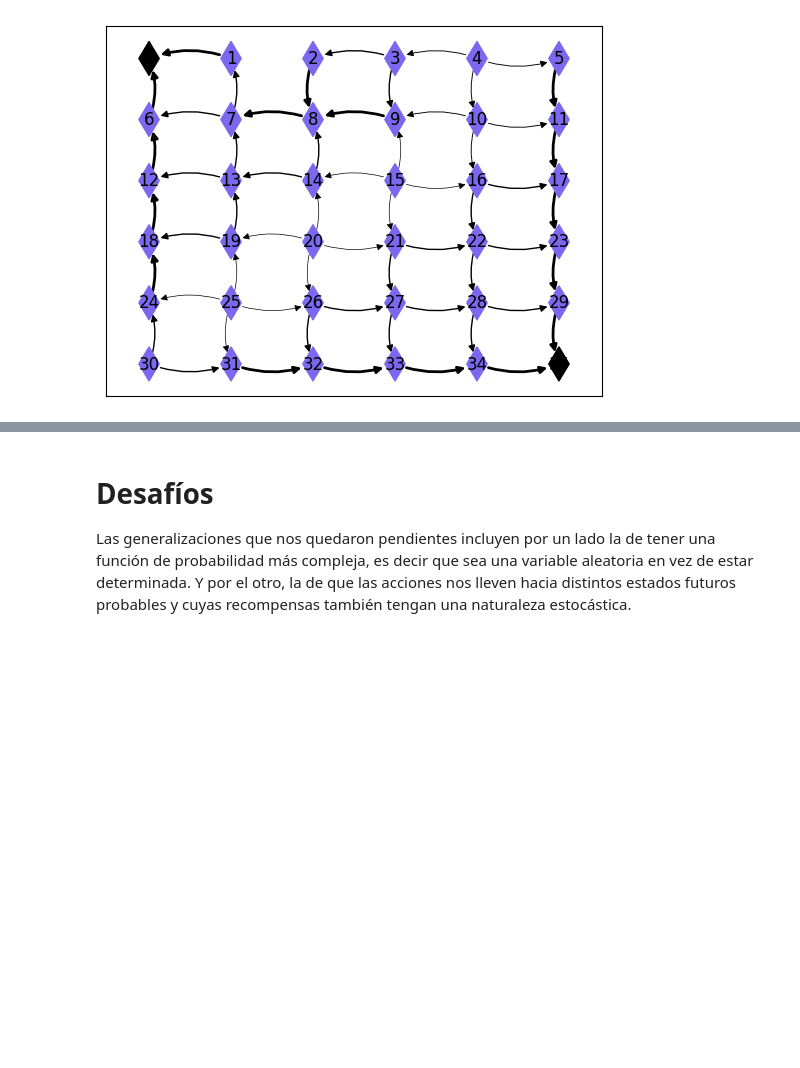
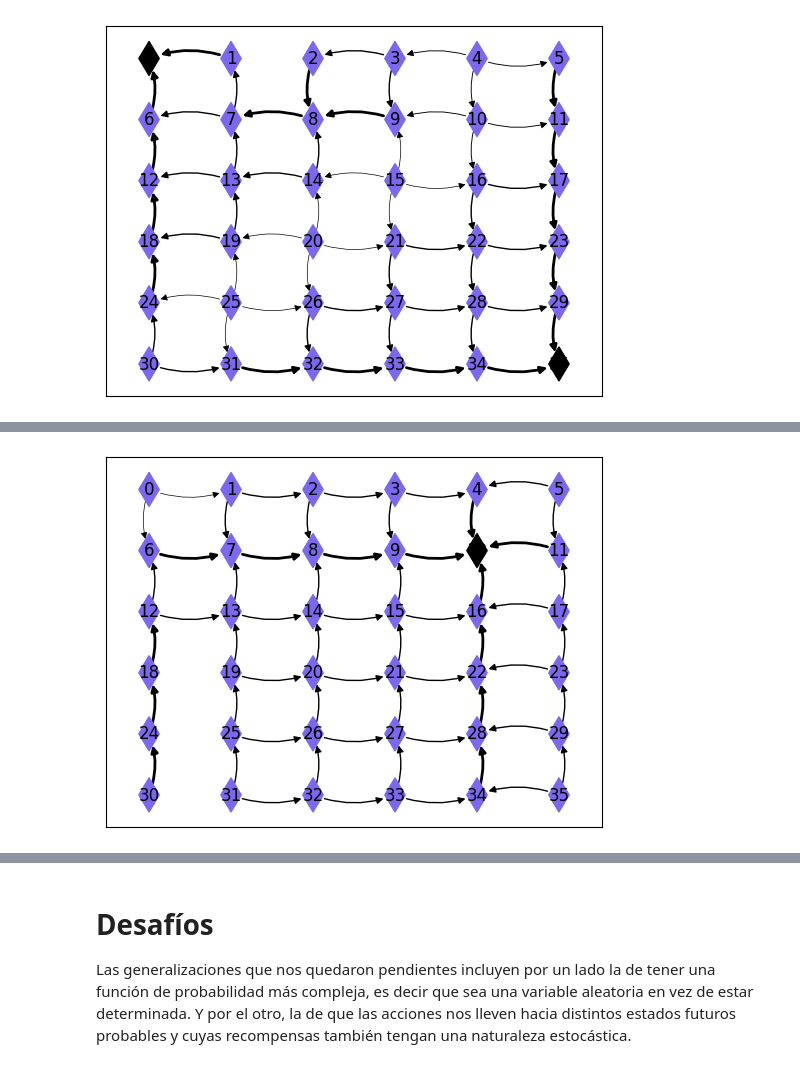
Before and after one commit to castagninojose/opti, a Jupyter notebook: src/reinforcement_lenin/notebooks/informe.ipynb, the cells around one changed output, grey strips where cells are left out. Drawn from its saved outputs; the diff is of its cells as text; code cells hidden in the pictures; blank space fills up the shorter version.

```diff
--- a/src/reinforcement_lenin/notebooks/informe.ipynb
+++ b/src/reinforcement_lenin/notebooks/informe.ipynb
@@ -289,0 +297,6 @@ ejemplo_7.draw_policy()
+# %%
+ejemplo_9 = Board(6, discount_rate=0.1, terminals=10)
+ejemplo_9.iterate_policy()
+ejemplo_9.draw_policy()
+# %% [output]
+[figure, added]
```
Also changed, not shown: parts of 5 cells of this notebook, 2 other files.
